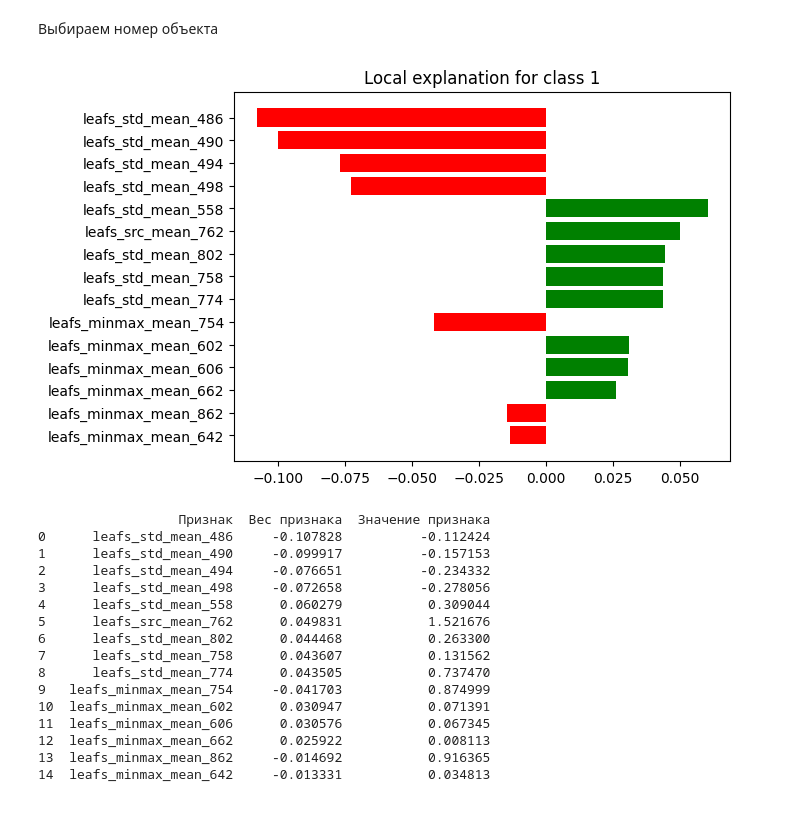
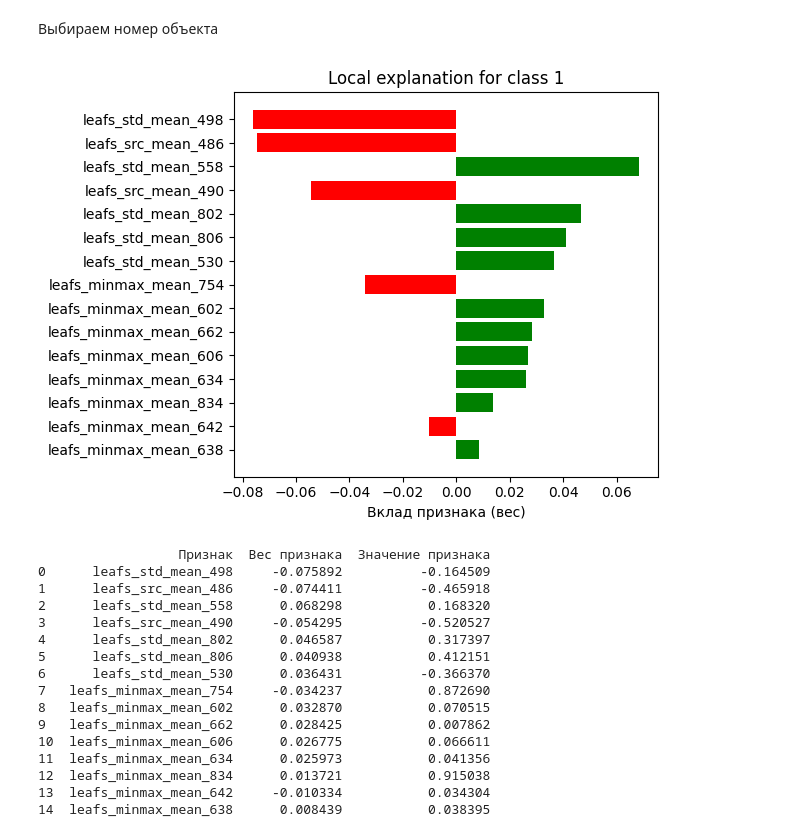
Before and after one commit to Kira-ann/classification-of-hyperspectrum, a Jupyter notebook: Data/explainers/lightgbm/Lime.ipynb, the cells around one changed output. Drawn from its saved outputs; the diff is of its cells as text; code cells hidden in the pictures.

```diff
--- a/Data/explainers/lightgbm/Lime.ipynb
+++ b/Data/explainers/lightgbm/Lime.ipynb
@@ -8,7 +9,7 @@ from utils import DataProcessor
 data = DataProcessor("../../hyper_wheat_ds_ch_norm_prep_mode=dai.csv").split_data()
 
 with open('../../../Models/lightgbm.pkl', 'rb') as f:
-    model = pickle.load(f)
+    model = joblib.load(f)
 # %%
 import lime.lime_tabular
 explainer = lime.lime_tabular.LimeTabularExplainer( training_data=data.x_train.values,
@@ -22,9 +21,14 @@ object = 0
 # %%
+object = 2
 exp = explainer.explain_instance(data.x_test.iloc[object].values, model.predict_proba, num_features=15)
+
+
 exp.as_pyplot_figure()
+plt.xlabel('Вклад признака (вес)')
+plt.tight_layout()
 plt.show()
 # %% [output]
-[figure, old version]
+[figure, new version]
 # %%
 feature_weights = pd.DataFrame(exp.as_list(), columns=['Признак', 'Вес признака'])
 feature_values = data.x_test.iloc[object][feature_weights['Признак']].values
@@ -32,21 +36,21 @@ feature_weights['Значение признака'] = feature_values
 print(feature_weights)
 # %% [output]
                   Признак  Вес признака  Значение признака
-0      leafs_std_mean_486     -0.107828          -0.112424
-1      leafs_std_mean_490     -0.099917          -0.157153
-2      leafs_std_mean_494     -0.076651          -0.234332
-3      leafs_std_mean_498     -0.072658          -0.278056
-4      leafs_std_mean_558      0.060279           0.309044
-5      leafs_src_mean_762      0.049831           1.521676
-6      leafs_std_mean_802      0.044468           0.263300
-7      leafs_std_mean_758      0.043607           0.131562
-8      leafs_std_mean_774      0.043505           0.737470
-9   leafs_minmax_mean_754     -0.041703           0.874999
-10  leafs_minmax_mean_602      0.030947           0.071391
-11  leafs_minmax_mean_606      0.030576           0.067345
-12  leafs_minmax_mean_662      0.025922           0.008113
-13  leafs_minmax_mean_862     -0.014692           0.916365
-14  leafs_minmax_mean_642     -0.013331           0.034813
+0      leafs_std_mean_498     -0.075892          -0.164509
+1      leafs_src_mean_486     -0.074411          -0.465918
+2      leafs_std_mean_558      0.068298           0.168320
+3      leafs_src_mean_490     -0.054295          -0.520527
+4      leafs_std_mean_802      0.046587           0.317397
+5      leafs_std_mean_806      0.040938           0.412151
+6      leafs_std_mean_530      0.036431          -0.366370
+7   leafs_minmax_mean_754     -0.034237           0.872690
+8   leafs_minmax_mean_602      0.032870           0.070515
+9   leafs_minmax_mean_662      0.028425           0.007862
+10  leafs_minmax_mean_606      0.026775           0.066611
+11  leafs_minmax_mean_634      0.025973           0.041356
+12  leafs_minmax_mean_834      0.013721           0.915038
+13  leafs_minmax_mean_642     -0.010334           0.034304
+14  leafs_minmax_mean_638      0.008439           0.038395
 # %%
 from IPython import display
 
```
Also changed, not shown: parts of 4 cells of this notebook, 4 other files.
